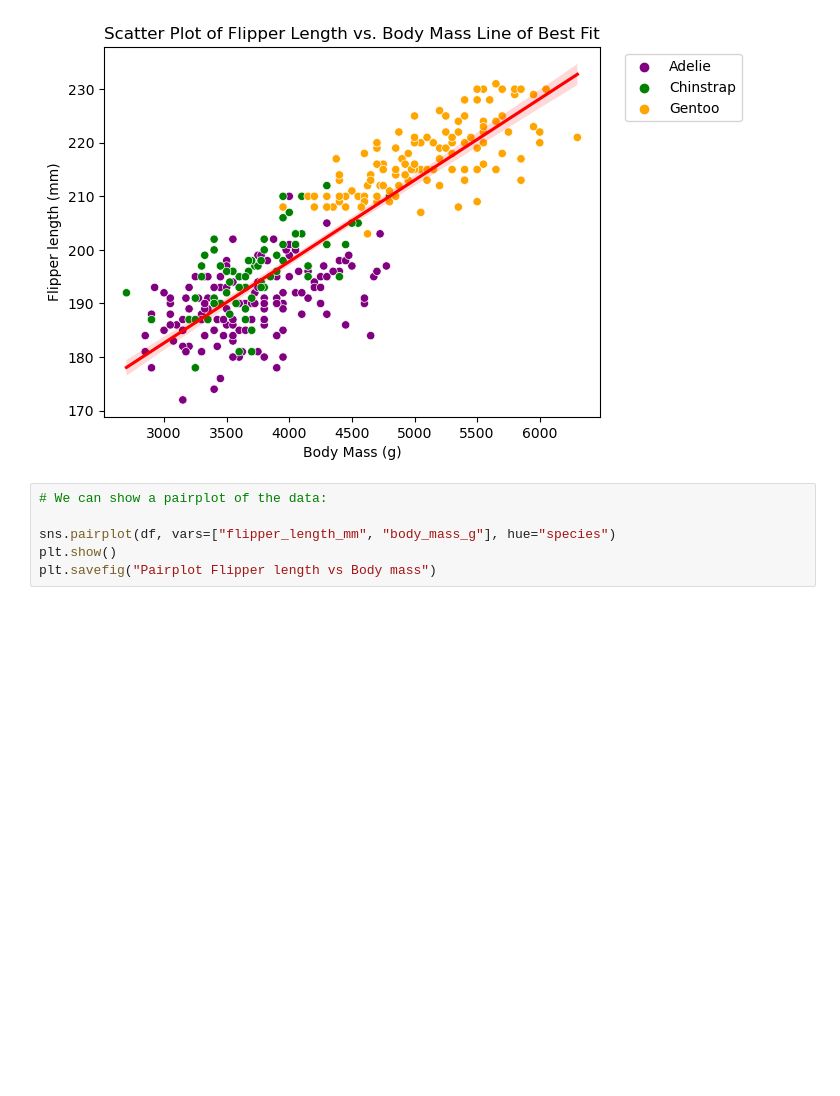
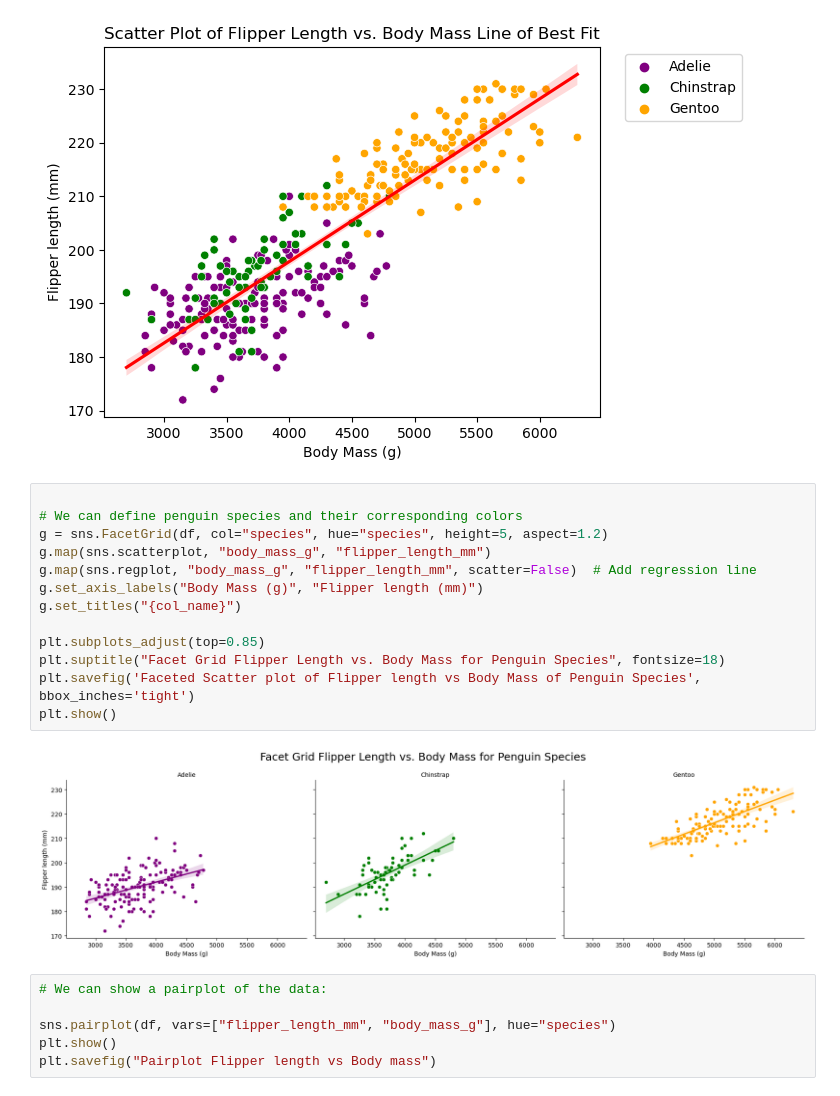
Before and after one commit to Grainne10/myproject, a Jupyter notebook: penguins.ipynb, the cells around one changed output. Cells and saved outputs as stored; diff of their text form; blank space fills up the shorter version.

Commit message:
Add line of best fit to facet grid

```diff
--- a/penguins.ipynb
+++ b/penguins.ipynb
@@ -402,6 +406,21 @@ plt.savefig('Scatter plot of - Line of best fit Flipper length vs Body Mass', bb
 plt.show()
 # %% [output]
 [figure]
+# %%
+
+# We can define penguin species and their corresponding colors
+g = sns.FacetGrid(df, col="species", hue="species", height=5, aspect=1.2)
+g.map(sns.scatterplot, "body_mass_g", "flipper_length_mm")
+g.map(sns.regplot, "body_mass_g", "flipper_length_mm", scatter=False)  # Add regression line
+g.set_axis_labels("Body Mass (g)", "Flipper length (mm)")
+g.set_titles("{col_name}")
+
+plt.subplots_adjust(top=0.85)
+plt.suptitle("Facet Grid Flipper Length vs. Body Mass for Penguin Species", fontsize=18)
+plt.savefig('Faceted Scatter plot of Flipper length vs Body Mass of Penguin Species', bbox_inches='tight')
+plt.show()
+# %% [output]
+[figure, added]
 # %%
 # We can show a pairplot of the data:
 
```
Also changed, not shown: parts of 1 cell of this notebook, 1 other file.
